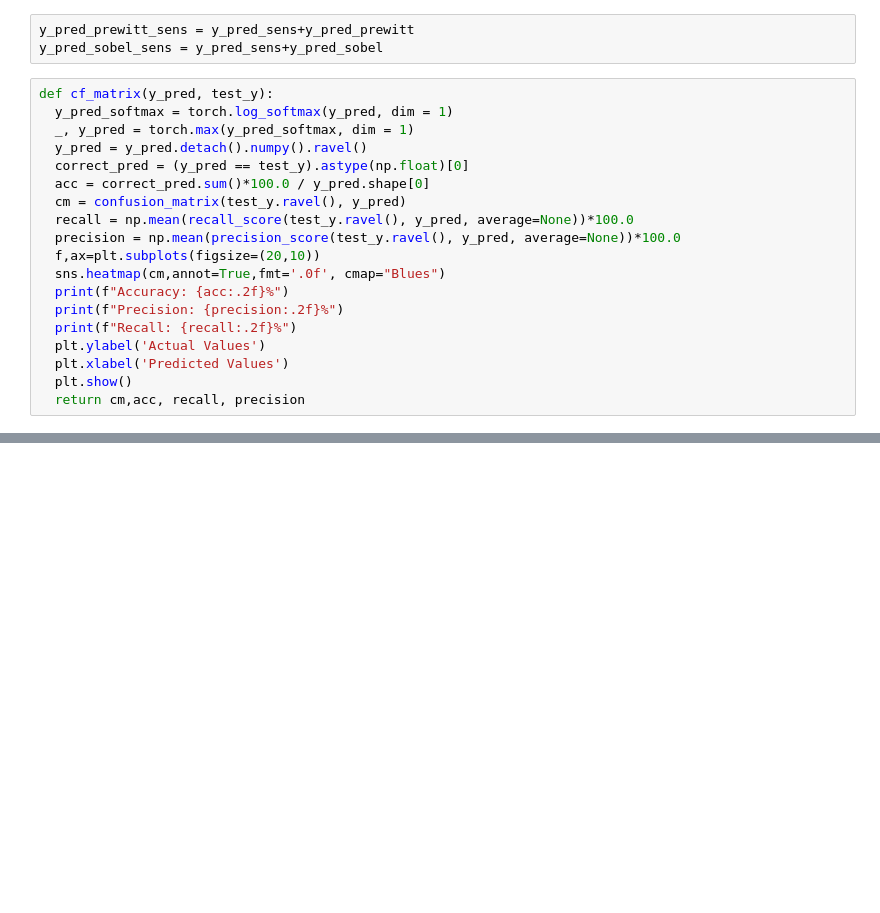
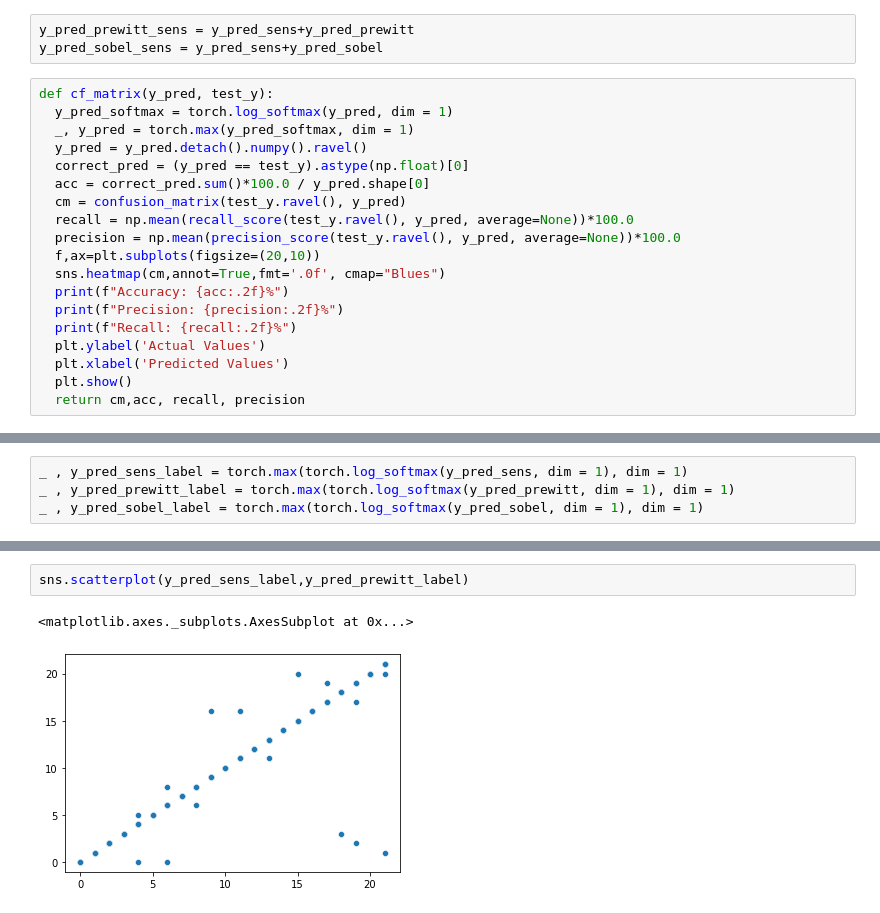
Before and after one commit to Saadman53/Thesis-Human-Activity-Recognition, a Jupyter notebook: Decision_Level_Fusion.ipynb, the cells around one changed output, grey strips where cells are left out. Saved outputs shown, nothing was run; the diff lists cells and outputs as text; blank space fills up the shorter version.

```diff
--- a/Decision_Level_Fusion.ipynb
+++ b/Decision_Level_Fusion.ipynb
@@ -99,0 +102,4 @@ Recall: 100.00%
+# %%
+_ , y_pred_sens_label = torch.max(torch.log_softmax(y_pred_sens, dim = 1), dim = 1)
+_ , y_pred_prewitt_label = torch.max(torch.log_softmax(y_pred_prewitt, dim = 1), dim = 1)
+_ , y_pred_sobel_label = torch.max(torch.log_softmax(y_pred_sobel, dim = 1), dim = 1)
@@ -99,0 +134,5 @@ Recall: 100.00%
+# %%
+sns.scatterplot(y_pred_sens_label,y_pred_prewitt_label)
+# %% [output]
+<matplotlib.axes._subplots.AxesSubplot at 0x...>
+[figure, added]
```
Also changed, not shown: parts of 8 cells of this notebook.
